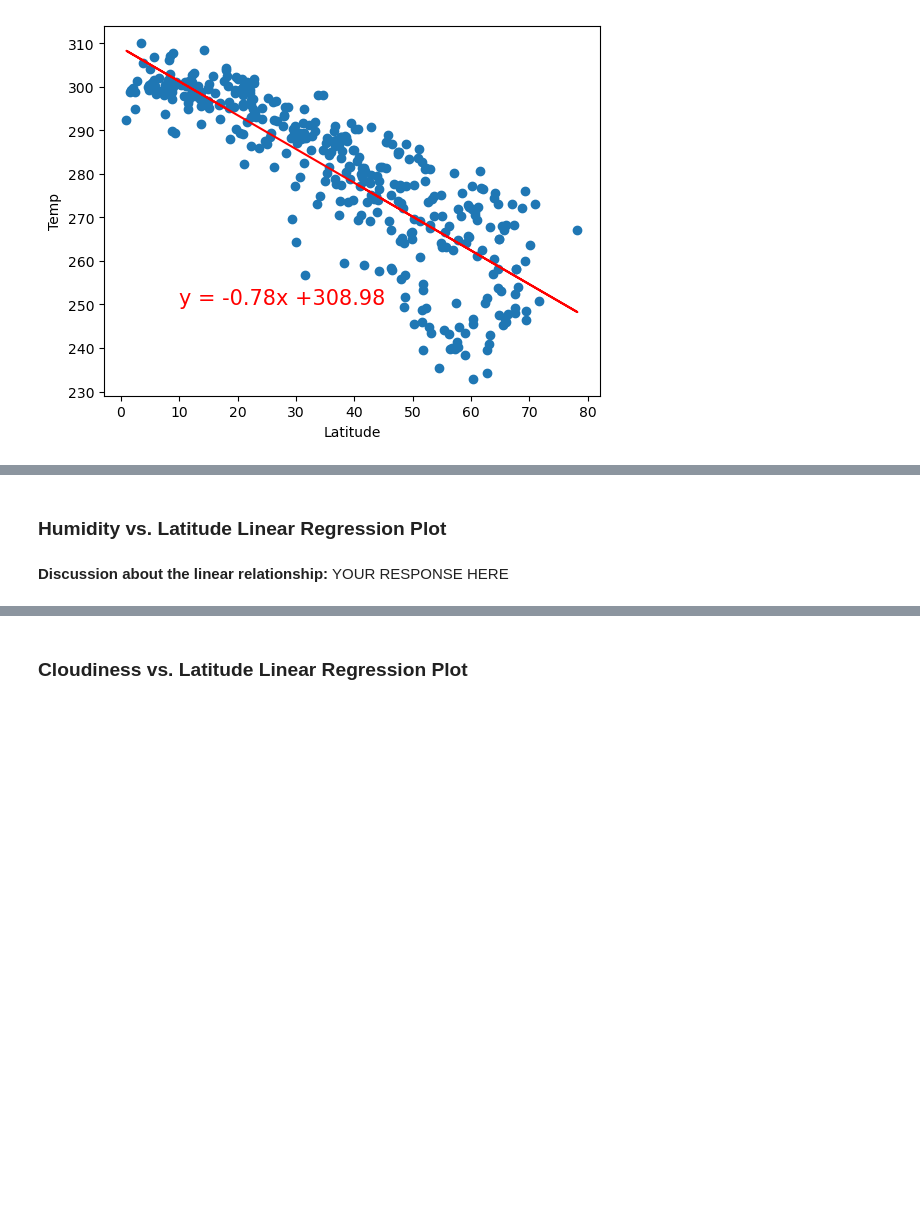
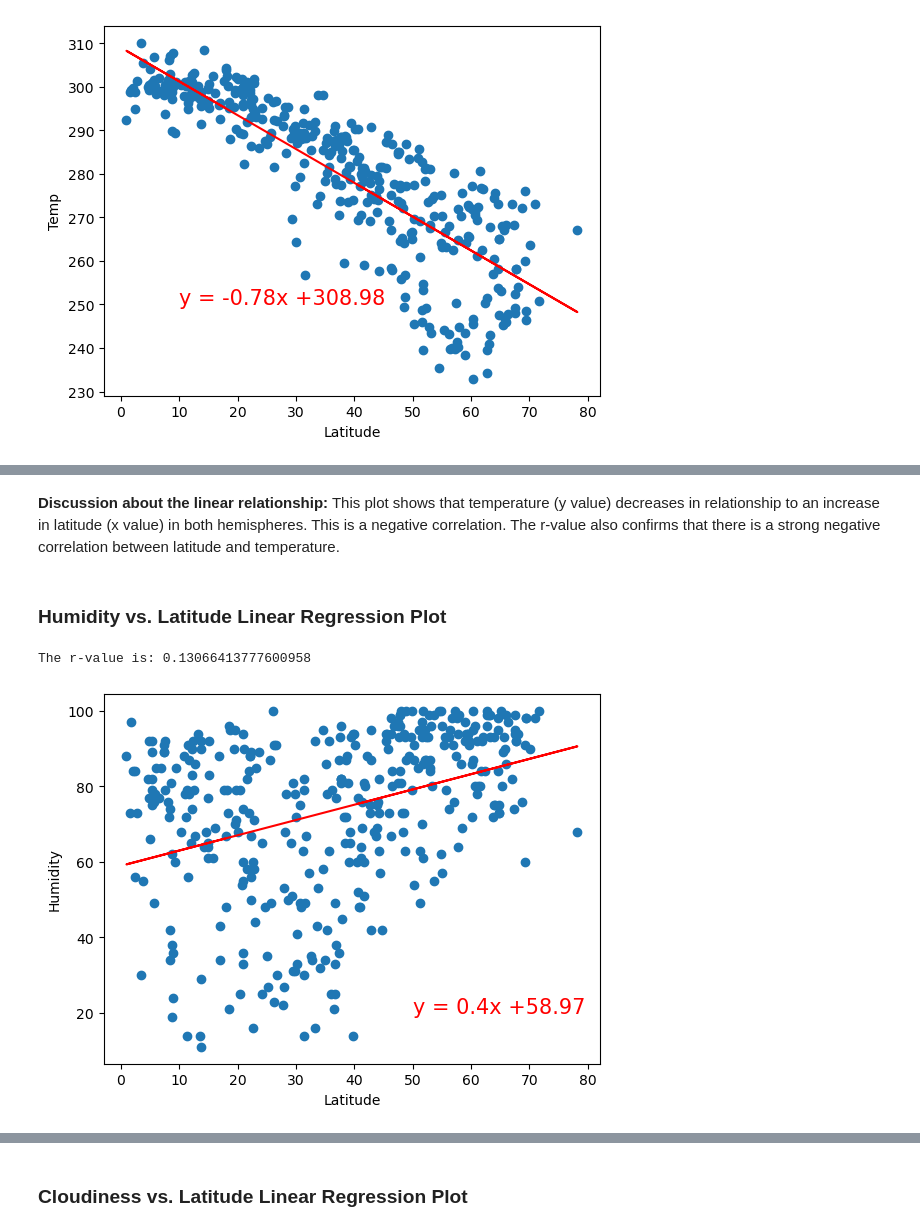
Before and after one commit to KDR9577/python-api-challenge, a Jupyter notebook: WeatherPy/WeatherPy.ipynb, the cells around one changed output, grey strips where cells are left out. Cells and saved outputs as stored; diff of their text form; code cells hidden in the pictures; blank space fills up the shorter version.

```diff
--- a/WeatherPy/WeatherPy.ipynb
+++ b/WeatherPy/WeatherPy.ipynb
@@ -333,2 +356,5 @@ The r-value is: 0.7034643669706108
+# %% [markdown]
+**Discussion about the linear relationship:**
+This plot shows that temperature (y value) decreases in relationship to an increase in latitude (x value) in both hemispheres. This is a negative correlation. The r-value also confirms that there is a strong negative correlation between latitude and temperature.
 # %% [markdown]
 ### Humidity vs. Latitude Linear Regression Plot
@@ -341,2 +361,6 @@ The r-value is: 0.7034643669706108
-# %% [markdown]
-**Discussion about the linear relationship:** YOUR RESPONSE HERE
+# %%
+# Northern Hemisphere
+lin_regress(northern_hemi_df["Lat"], northern_hemi_df["Humidity"], "Humidity", (50, 20))
+# %% [output]
+The r-value is: 0.13066413777600958
+[figure, added]
```
Also changed, not shown: parts of 23 cells of this notebook, 3 other files.
